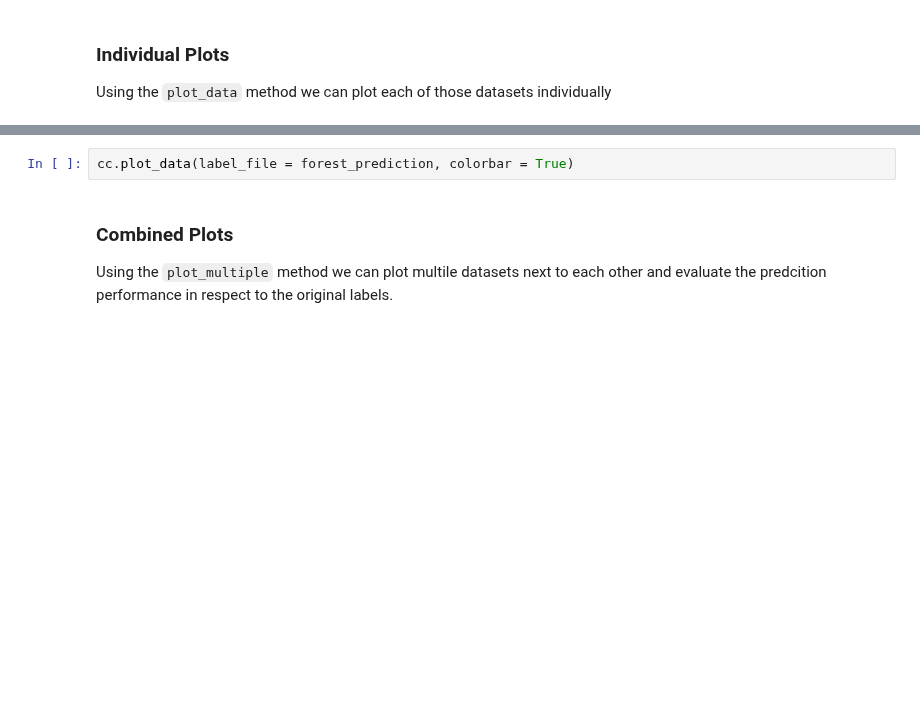
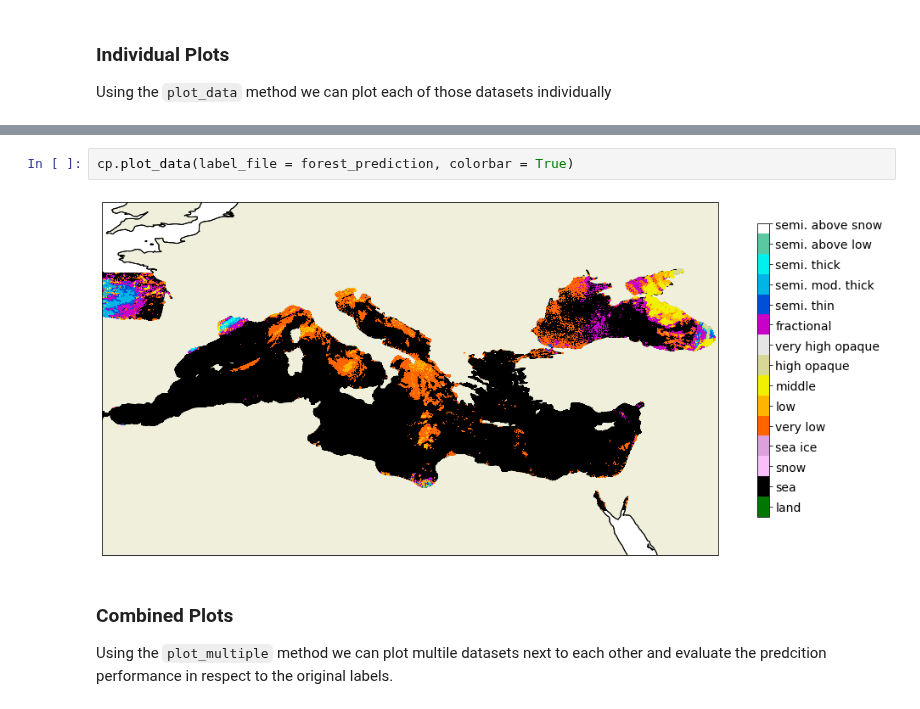
Before and after one commit to fsenf/CTyPyTool, a Jupyter notebook: notebooks/Plotting_of_example_data.ipynb, the cells around one changed output, grey strips where cells are left out. Saved outputs shown, nothing was run; the diff lists cells and outputs as text; blank space fills up the shorter version.

```diff
--- a/notebooks/Plotting_of_example_data.ipynb
+++ b/notebooks/Plotting_of_example_data.ipynb
@@ -43,5 +44,7 @@ cc.plot_data(label_file = tree_prediction, colorbar = True)
 # %%
-cc.plot_data(label_file = forest_prediction, colorbar = True)
+cp.plot_data(label_file = forest_prediction, colorbar = True)
+# %% [output]
+[figure, added]
 # %% [markdown]
 ### Combined Plots
 Using the `plot_multiple` method we can plot multile datasets next to each other and evaluate the predcition performance in respect to the original labels.
```
Also changed, not shown: parts of 5 cells of this notebook, 1 other file.
